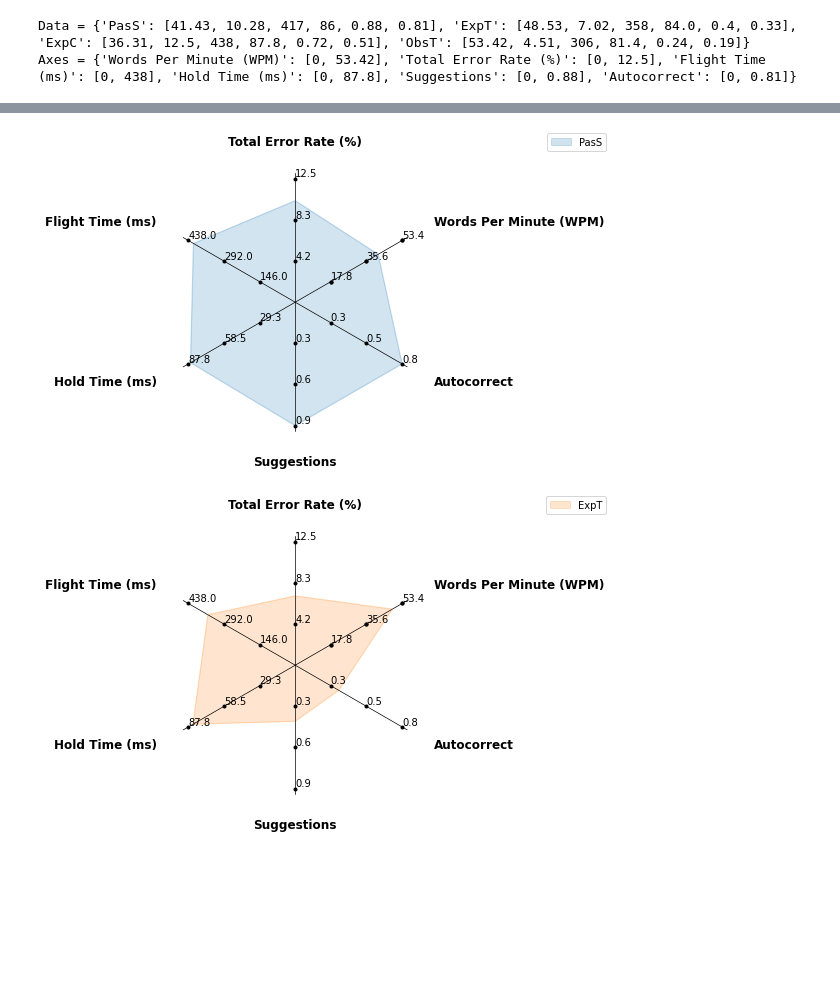
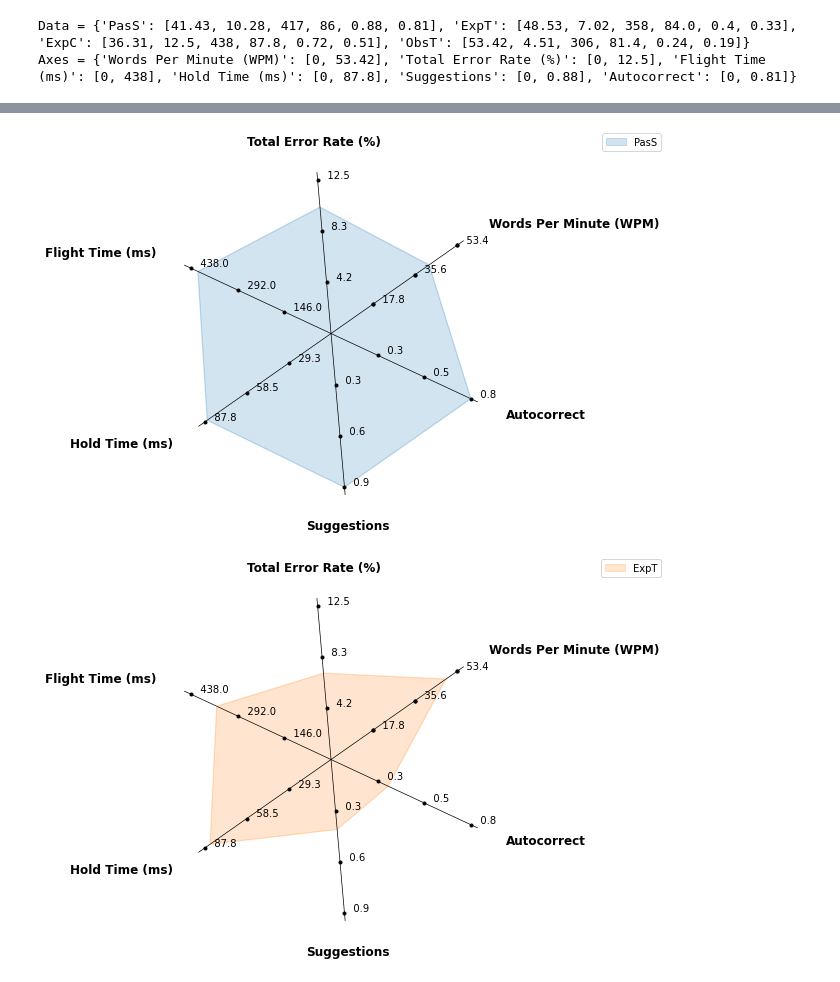
Before and after one commit to davidverweij/data_plots, a Jupyter notebook: notebooks/Radar plots.ipynb, the cells around one changed output, grey strips where cells are left out. Drawn from its saved outputs; the diff is of its cells as text; code cells hidden in the pictures; blank space fills up the shorter version.

Commit message:
h and v_concat images

```diff
--- a/notebooks/Radar plots.ipynb
+++ b/notebooks/Radar plots.ipynb
@@ -1,15 +1,18 @@
 # %% [markdown]
 ### Libraries
 # %%
+from pathlib import Path
 import pandas as pd
 import numpy as np
 import math
 import numbers
 import matplotlib.pyplot as plt
 import matplotlib.patches as mpatches
-from dataclasses import dataclass
-from enum import Enum
-# import seaborn as sns # improves plot aesthetics
+from PIL import Image
+
+
+image_folder = Path.cwd().parent / 'saved_plots'
+image_folder.mkdir(exist_ok=True)
 # %% [markdown]
 ### Data
 # %%
@@ -123,7 +143,7 @@ def set_rgrids(self, radii, labels=None, angle=None, fmt=None,
 
     self.set_yticks(radii)
     if labels is not None:
-        self.set_yticklabels(labels)
+        self.set_yticklabels([f'   {l}' for l in labels])
     elif fmt is not None:
         self.yaxis.set_major_formatter(FormatStrFormatter(fmt))
     if angle is None:
@@ -203,7 +223,7 @@ class ComplexRadar():
 
 # all in one plot
 fig = plt.figure(figsize=(5,5))
-radar = ComplexRadar(fig, plot_axes, rotation=30)
+radar = ComplexRadar(fig, plot_axes, rotation=35)
 matlibcolors = plt.rcParams['axes.prop_cycle'].by_key()['color']
 
 legend_handles = []
@@ -217,6 +237,6 @@ for i, (k, v) in enumerate(plot_data.items()):
 
 fig.legend(handles=legend_handles)
 bbox = fig.get_tightbbox(fig.canvas.get_renderer())
-plt.savefig(f'complex_radar_combined.png',bbox_inches=bbox, dpi=72)
+plt.savefig(image_folder / f'complex_radar_combined.png',bbox_inches=bbox, dpi=72)
 plt.show()
 # %% [output]
@@ -224,20 +244,45 @@ plt.show()
 # %%
 # seperate plots
 rotation = 30
 matlibcolors = plt.rcParams['axes.prop_cycle'].by_key()['color']
 figs = []
+images = []
 
 for i, (k, v) in enumerate(plot_data.items()):
-    figs.append(plt.figure())
-    radar = ComplexRadar(figs[i], plot_axes, rotation=30)
+    figs.append(plt.figure(figsize=(5,5)))
+    radar = ComplexRadar(figs[i], plot_axes, rotation=35)
     radar.fill(v, alpha=0.2, color=matlibcolors[i])
     radar.plot(v, alpha=0.1, color=matlibcolors[i])
     figs[i].legend(handles=[mpatches.Patch(color=matlibcolors[i], alpha=0.2, label=k)])
     # get bounding box to include all labels
     bbox = figs[i].get_tightbbox(figs[i].canvas.get_renderer())
-    plt.savefig(f'complex_radar_{i}.png',bbox_inches=bbox, dpi=72)
+    filepath = image_folder / f'complex_radar_{i}.png'
+    images.append(filepath)
+    plt.savefig(filepath,bbox_inches=bbox, dpi=72)
 
-plt.show()
+def padded(image):
+    padding = 25
+    width, height = image.size
+    result = Image.new(image.mode, (width + 2*padding, height+2*padding), (255, 0, 0, 0))
+    result.paste(image, (padding, padding))
+    return result
+
+concatenated_h = Image.fromarray(
+  np.concatenate(
+    [np.array(padded(Image.open(x))) for x in images],
+    axis=1
+  )
+)
+concatenated_v = Image.fromarray(
+  np.concatenate(
+    [np.array(padded(Image.open(x))) for x in images],
+    axis=0
+  )
+)
+
+concatenated_h.save(image_folder / 'complex_radar_concat_h.png')
+concatenated_v.save(image_folder / 'complex_radar_concat_v.png')
+# plt.show()
 # %% [output]
-[figure, old version]
+[figure, new version]
-[figure, old version]
+[figure, new version]
```
Also changed, not shown: parts of 3 cells of this notebook, 3 other files.
